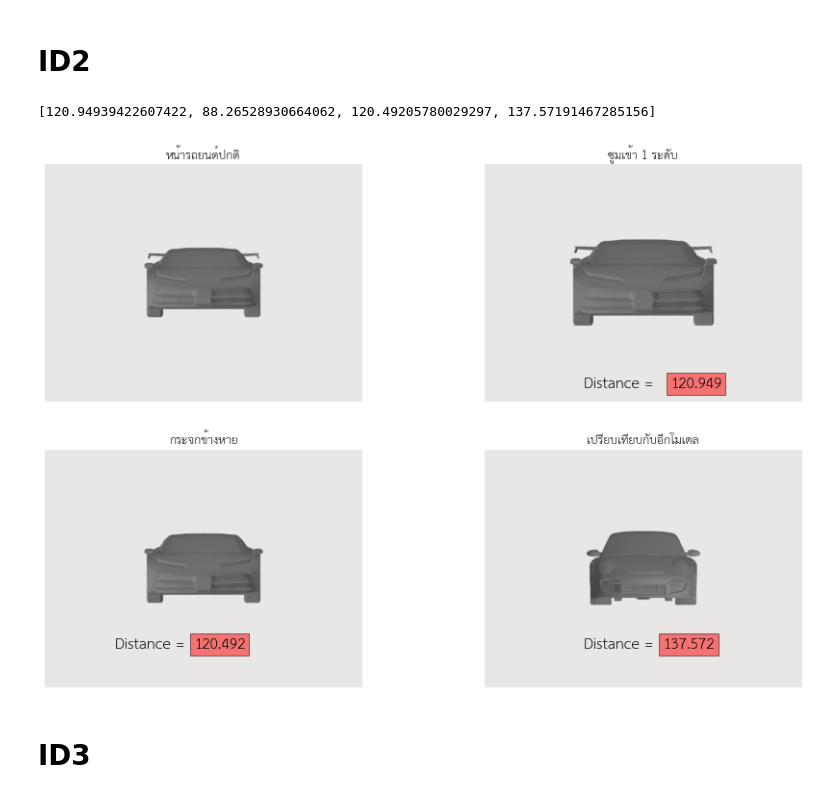
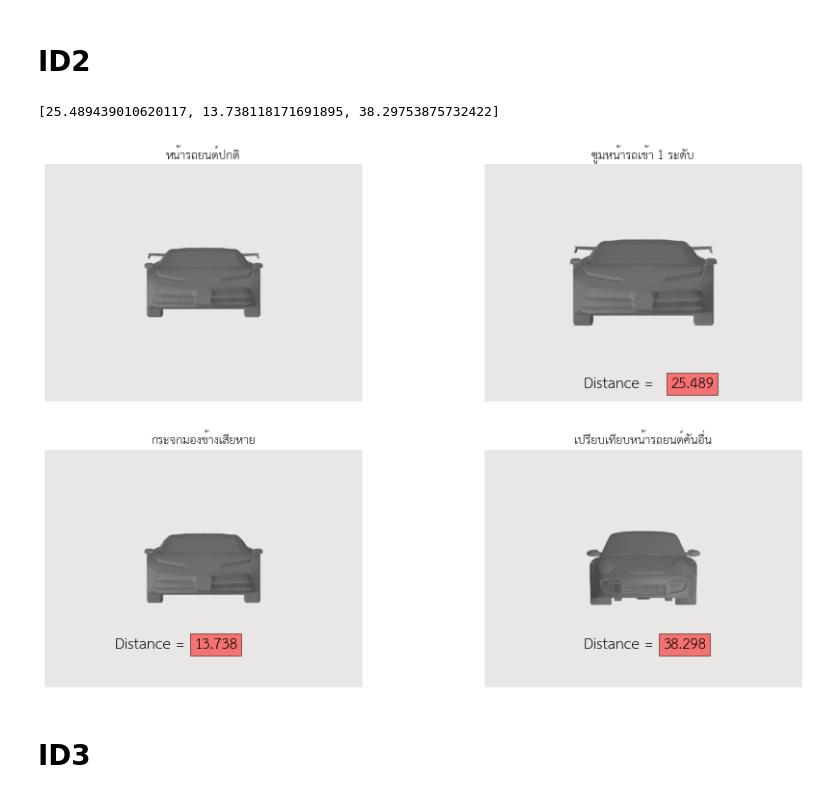
Before and after one commit to MeenTers/Project, a Jupyter notebook: Compare_view_3D.ipynb, the cells around one changed output. Cells and saved outputs as stored; diff of their text form; code cells hidden in the pictures.

```diff
--- a/Compare_view_3D.ipynb
+++ b/Compare_view_3D.ipynb
@@ -159,6 +149,6 @@ id1
 # %%
 tx1 = 'หน้ารถยนต์ปกติ'
-tx2 = 'ซูมเข้า 1 ระดับ'
-tx3 = 'กระจกข้างหาย'
-tx4 = 'เปรียบเทียบกับอีกโมเดล'
+tx2 = 'ซูมหน้ารถเข้า 1 ระดับ'
+tx3 = 'กระจกมองข้างเสียหาย'
+tx4 = 'เปรียบเทียบหน้ารถยนต์คันอื่น'
 # %%
@@ -168,8 +158,7 @@ show_img(img1f,img1_1,img1_3,img1_4,tx1,tx2,tx3,tx4,id1)
 # %% [markdown]
 # ID2
 # %%
-img2f  = cv2.imread(r'/content/drive/MyDrive/3D_Model/Base_car/ID2/ID2F.png')
-img2_1 = cv2.imread(r'/content/drive/MyDrive/3D_Model/Car_view/ID2/ID2_1.png')
-img2_2 = cv2.imread(r'/content/drive/MyDrive/3D_Model/Car_view/ID2/ID2_2.png')
-img2_3 = cv2.imread(r'/content/drive/MyDrive/3D_Model/Car_view/ID2/ID2_3.png')
-img2_4 = cv2.imread(r'/content/drive/MyDrive/3D_Model/Car_view/ID2/ID2_4.png')
+img2f  = cv2.imread(r'/content/drive/MyDrive/3D_Model/Base_car/ID2/ID2/ID2F.png')
+img2_1 = cv2.imread(r'/content/drive/MyDrive/3D_Model/Car_view/ID2/ID2/ID2_1.png')
+img2_2 = cv2.imread(r'/content/drive/MyDrive/3D_Model/Car_view/ID2/ID2/ID2_2.png')
+img2_3 = cv2.imread(r'/content/drive/MyDrive/3D_Model/Car_view/ID2/ID2/ID2_3.png')
@@ -179,12 +165,18 @@ id2v = car_view[4:8]
+# %%
+car2_dataset , car2_loader = get_dataset(r'/content/drive/MyDrive/3D_Model/Base_car/ID2')
+dmg2_dataset , dmg2_loader = get_dataset(r'/content/drive/MyDrive/3D_Model/Car_view/ID2')
+# %%
+id2b = get_features(vgg,car2_loader)
+id2v = get_features(vgg,dmg2_loader)
 # %%
 id2 = get_euclidean(id2b,id2v)
 id2
 # %% [output]
-[120.94939422607422, 88.26528930664062, 120.49205780029297, 137.57191467285156]
+[25.489439010620117, 13.738118171691895, 38.29753875732422]
 # %%
-show_img(img2f,img2_1,img2_3,img2_4,tx1,tx2,tx3,tx4,id2)
+show_img(img2f,img2_1,img2_2,img2_3,tx1,tx2,tx3,tx4,id2)
 # %% [output]
-[figure, old version]
+[figure, new version]
 # %% [markdown]
 # ID3
 # %%
```
Also changed, not shown: parts of 48 cells of this notebook.
